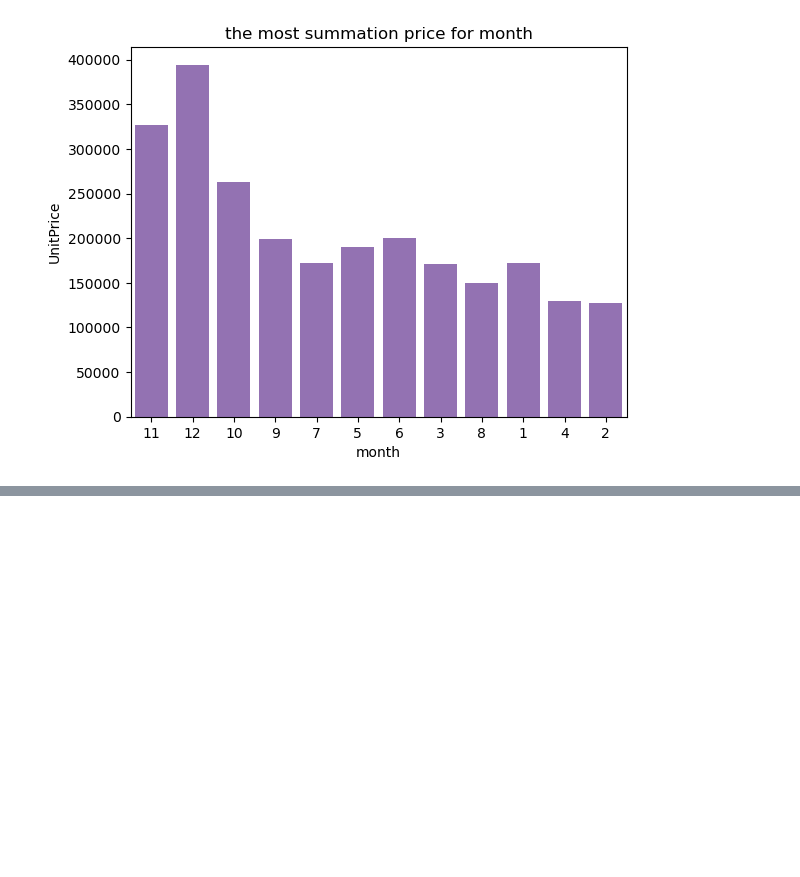
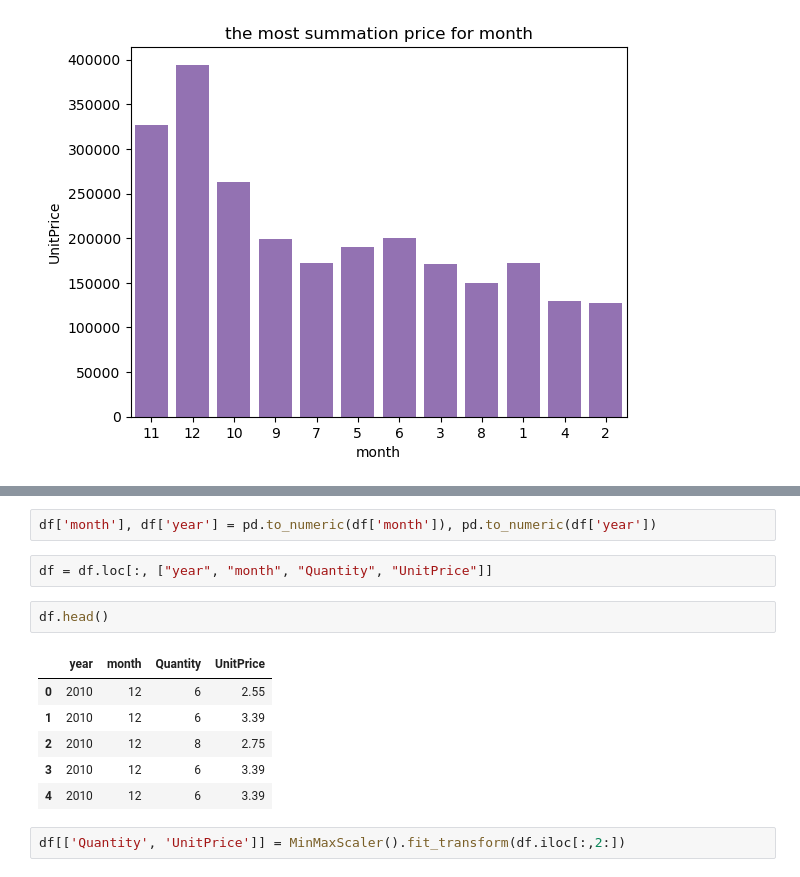
Before and after one commit to WalaaAShaaban/E-Commerce-Neural-Nework, a Jupyter notebook: NN-ecommerce.ipynb, the cells around one changed output, grey strips where cells are left out. Drawn from its saved outputs; the diff is of its cells as text; blank space fills up the shorter version.

```diff
--- a/NN-ecommerce.ipynb
+++ b/NN-ecommerce.ipynb
@@ -106,0 +131,15 @@ sns.barplot(data=df_month, x='month', y="UnitPrice", color=color);
+# %%
+df['month'], df['year'] = pd.to_numeric(df['month']), pd.to_numeric(df['year'])
+# %%
+df = df.loc[:, ["year", "month", "Quantity", "UnitPrice"]]
+# %%
+df.head()
+# %% [output]
+|  | year | month | Quantity | UnitPrice |
+| 0 | 2010 | 12 | 6 | 2.55 |
+| 1 | 2010 | 12 | 6 | 3.39 |
+| 2 | 2010 | 12 | 8 | 2.75 |
+| 3 | 2010 | 12 | 6 | 3.39 |
+| 4 | 2010 | 12 | 6 | 3.39 |
+# %%
+df[['Quantity', 'UnitPrice']] = MinMaxScaler().fit_transform(df.iloc[:,2:])
```
Also changed, not shown: parts of 22 cells of this notebook.
